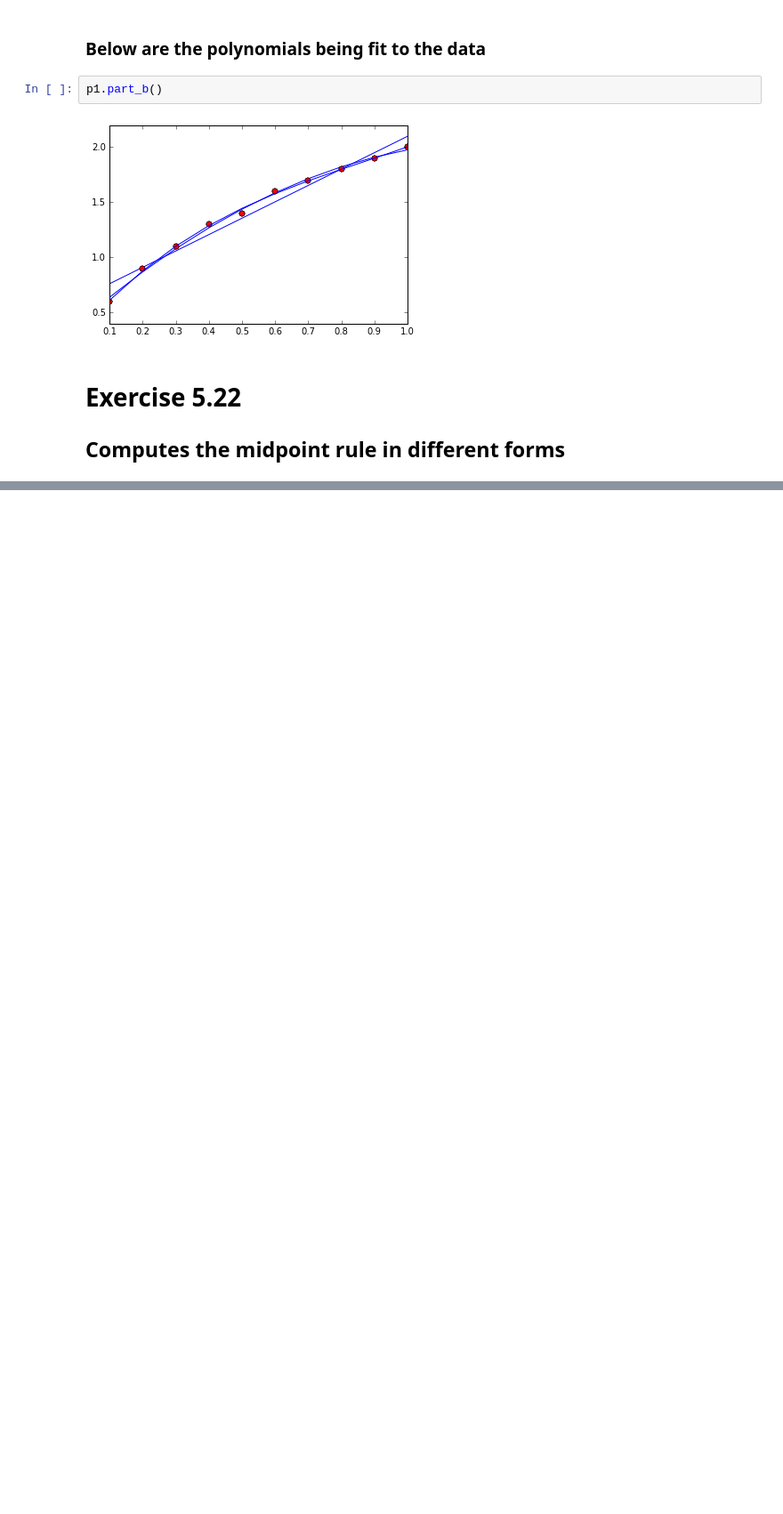
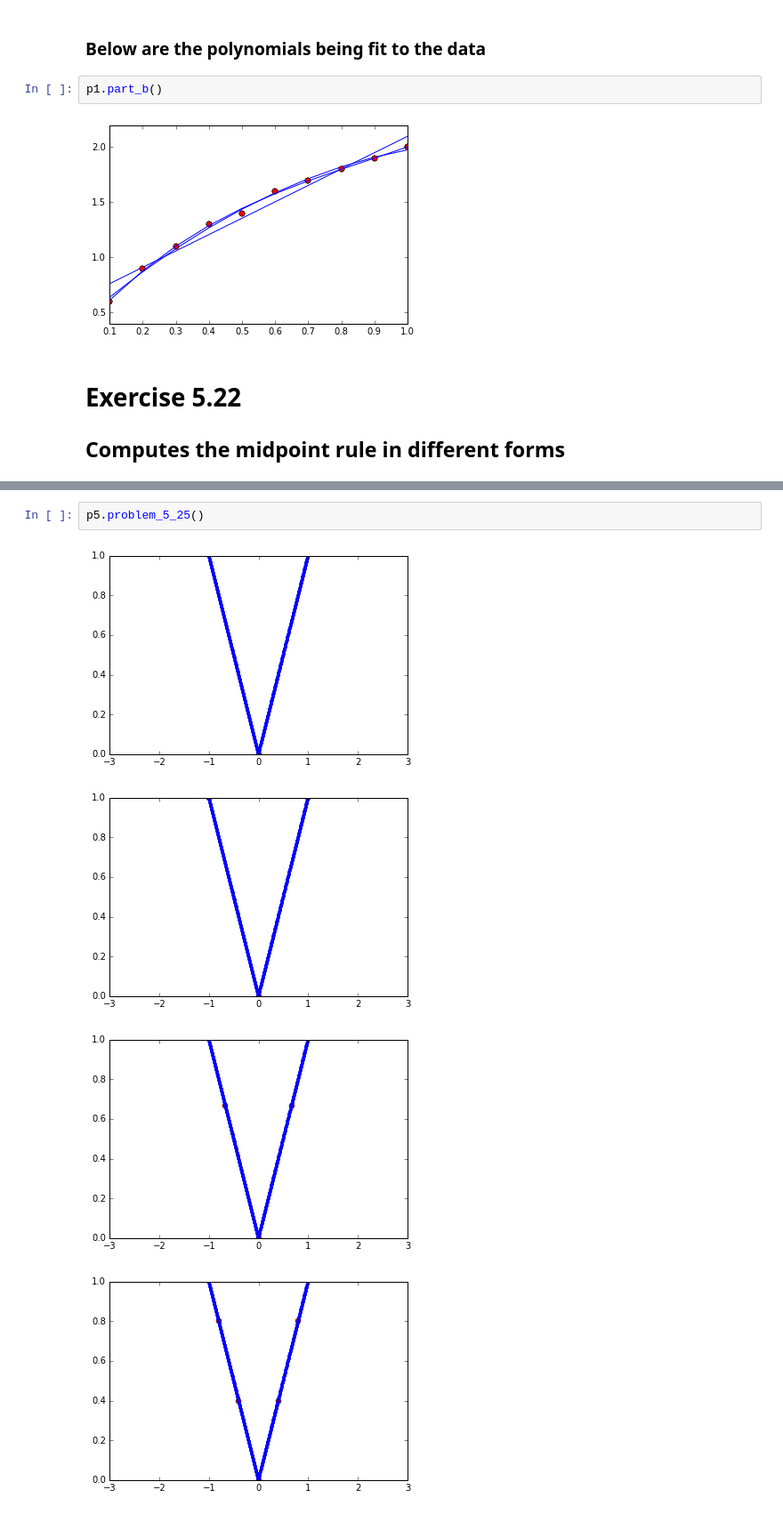
Before and after one commit to chapman-phys227-2016s/hw-2-C0deMonkee, a Jupyter notebook: hw-2-C0deMonkee.ipynb, the cells around one changed output, grey strips where cells are left out. Shown at 89% size. Saved outputs shown, nothing was run; the diff lists cells and outputs as text; blank space fills up the shorter version.

```diff
--- a/hw-2-C0deMonkee.ipynb
+++ b/hw-2-C0deMonkee.ipynb
@@ -27,0 +47,7 @@ p1.part_b()
+# %%
+p5.problem_5_25()
+# %% [output]
+[figure, added]
+[figure, added]
+[figure, added]
+[figure, added]
```
Also changed, not shown: parts of 6 cells of this notebook, 4 other files.
